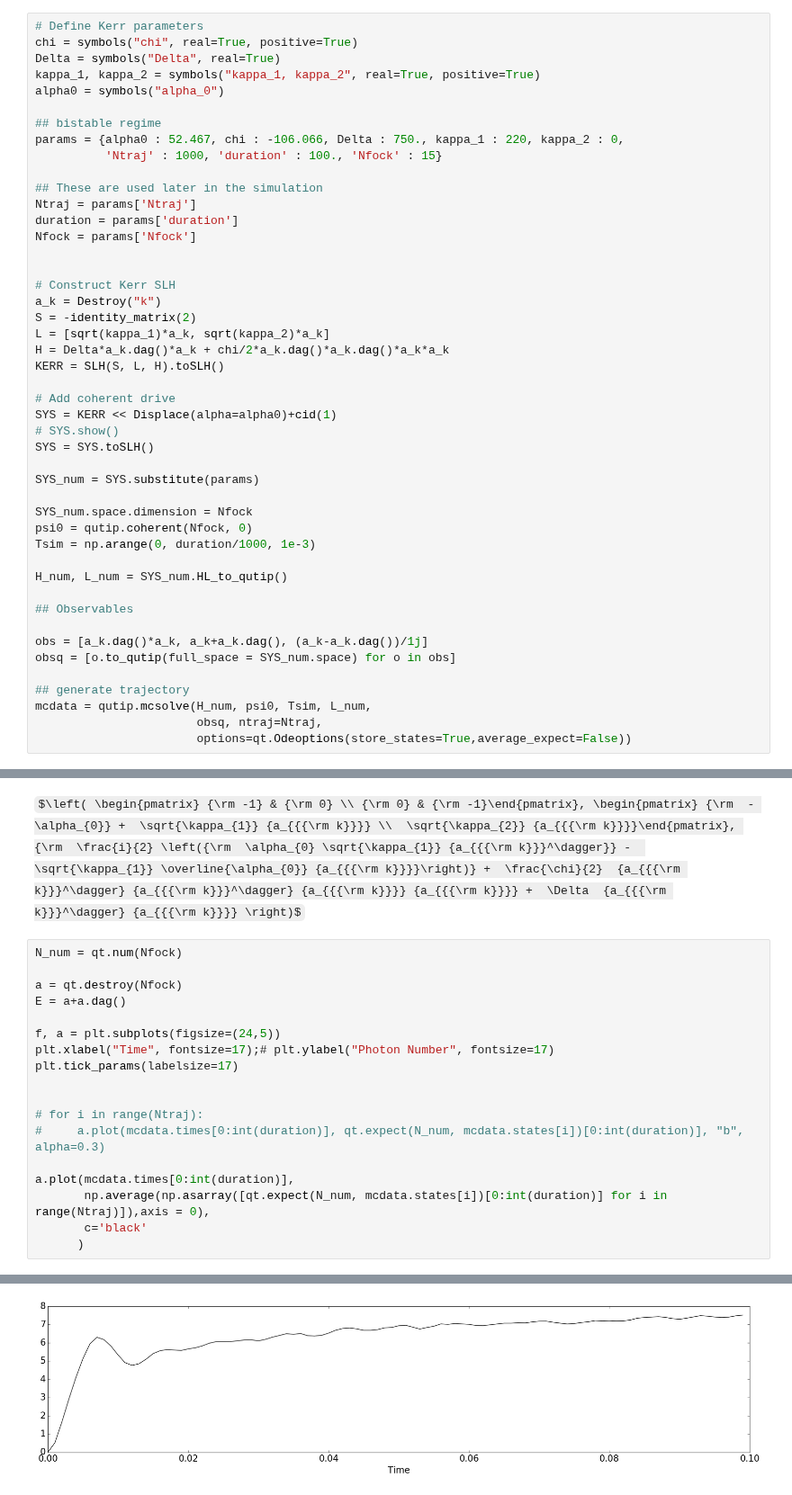
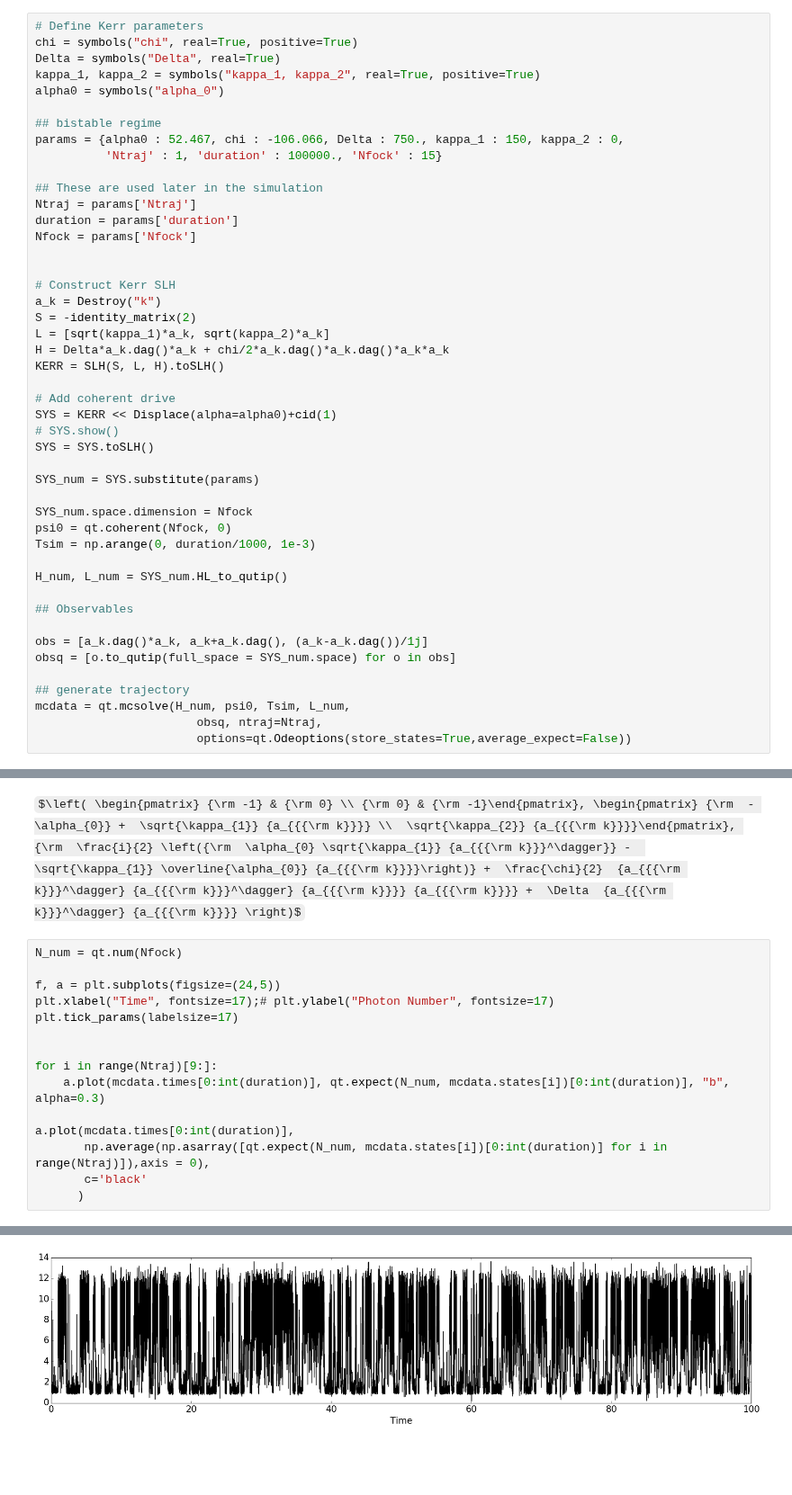
Before and after one commit to tabakg/diffusion_maps, a Jupyter notebook: make_quantum_jump_trajectories/make_quantum_trajectories_kerr_bistable.ipynb, the cells around one changed output, grey strips where cells are left out. Shown at 90% size. Saved outputs shown, nothing was run; the diff lists cells and outputs as text; some formulas as TeX source; blank space fills up the shorter version.

```diff
--- a/make_quantum_jump_trajectories/make_quantum_trajectories_kerr_bistable.ipynb
+++ b/make_quantum_jump_trajectories/make_quantum_trajectories_kerr_bistable.ipynb
@@ -75,8 +75,8 @@ kappa_1, kappa_2 = symbols("kappa_1, kappa_2", real=True, positive=True)
 alpha0 = symbols("alpha_0")
 
 ## bistable regime
-params = {alpha0 : 52.467, chi : -106.066, Delta : 750., kappa_1 : 220, kappa_2 : 0,
-          'Ntraj' : 1000, 'duration' : 100., 'Nfock' : 15}
+params = {alpha0 : 52.467, chi : -106.066, Delta : 750., kappa_1 : 150, kappa_2 : 0,
+          'Ntraj' : 1, 'duration' : 100000., 'Nfock' : 15}
 
 ## These are used later in the simulation
 Ntraj = params['Ntraj']
@@ -99,7 +99,7 @@ SYS = SYS.toSLH()
 SYS_num = SYS.substitute(params)
 
 SYS_num.space.dimension = Nfock
-psi0 = qutip.coherent(Nfock, 0)
+psi0 = qt.coherent(Nfock, 0)
 Tsim = np.arange(0, duration/1000, 1e-3)
 
 H_num, L_num = SYS_num.HL_to_qutip()
@@ -110,7 +110,7 @@ obs = [a_k.dag()*a_k, a_k+a_k.dag(), (a_k-a_k.dag())/1j]
 obsq = [o.to_qutip(full_space = SYS_num.space) for o in obs]
 
 ## generate trajectory
-mcdata = qutip.mcsolve(H_num, psi0, Tsim, L_num,
+mcdata = qt.mcsolve(H_num, psi0, Tsim, L_num,
                        obsq, ntraj=Ntraj,
                        options=qt.Odeoptions(store_states=True,average_expect=False))
 # %% [output]
@@ -131,25 +122,22 @@ SYS
 $\left( \begin{pmatrix} {\rm -1} & {\rm 0} \\ {\rm 0} & {\rm -1}\end{pmatrix}, \begin{pmatrix} {\rm  - \alpha_{0}} +  \sqrt{\kappa_{1}} {a_{{{\rm k}}}} \\  \sqrt{\kappa_{2}} {a_{{{\rm k}}}}\end{pmatrix}, {\rm  \frac{i}{2} \left({\rm  \alpha_{0} \sqrt{\kappa_{1}} {a_{{{\rm k}}}^\dagger}} -  \sqrt{\kappa_{1}} \overline{\alpha_{0}} {a_{{{\rm k}}}}\right)} +  \frac{\chi}{2}  {a_{{{\rm k}}}^\dagger} {a_{{{\rm k}}}^\dagger} {a_{{{\rm k}}}} {a_{{{\rm k}}}} +  \Delta  {a_{{{\rm k}}}^\dagger} {a_{{{\rm k}}}} \right)$
 # %%
 N_num = qt.num(Nfock)
-
-a = qt.destroy(Nfock)
-E = a+a.dag()
 
 f, a = plt.subplots(figsize=(24,5))
 plt.xlabel("Time", fontsize=17);# plt.ylabel("Photon Number", fontsize=17)
 plt.tick_params(labelsize=17)
 
 
-# for i in range(Ntraj):
-#     a.plot(mcdata.times[0:int(duration)], qt.expect(N_num, mcdata.states[i])[0:int(duration)], "b", alpha=0.3)
+for i in range(Ntraj)[9:]:
+    a.plot(mcdata.times[0:int(duration)], qt.expect(N_num, mcdata.states[i])[0:int(duration)], "b", alpha=0.3)
 
 a.plot(mcdata.times[0:int(duration)],
        np.average(np.asarray([qt.expect(N_num, mcdata.states[i])[0:int(duration)] for i in range(Ntraj)]),axis = 0),
        c='black'
       )
 # %% [output]
 [<matplotlib.lines.Line2D at 0x...>]
-[figure, old version]
+[figure, new version]
 # %%
 ## save as matlab or pkl file
 
```
Also changed, not shown: parts of 3 cells of this notebook, 3 other files.
